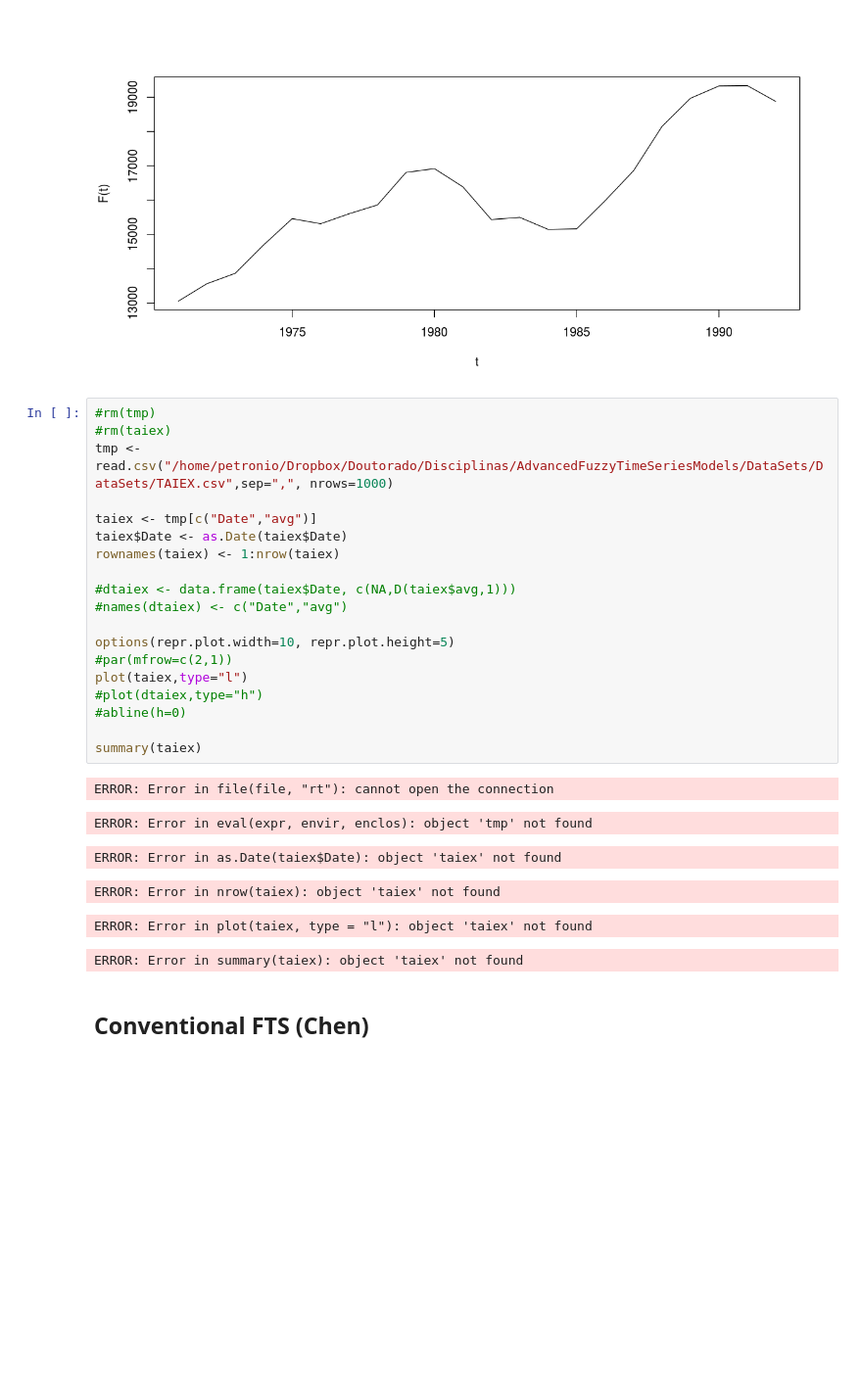
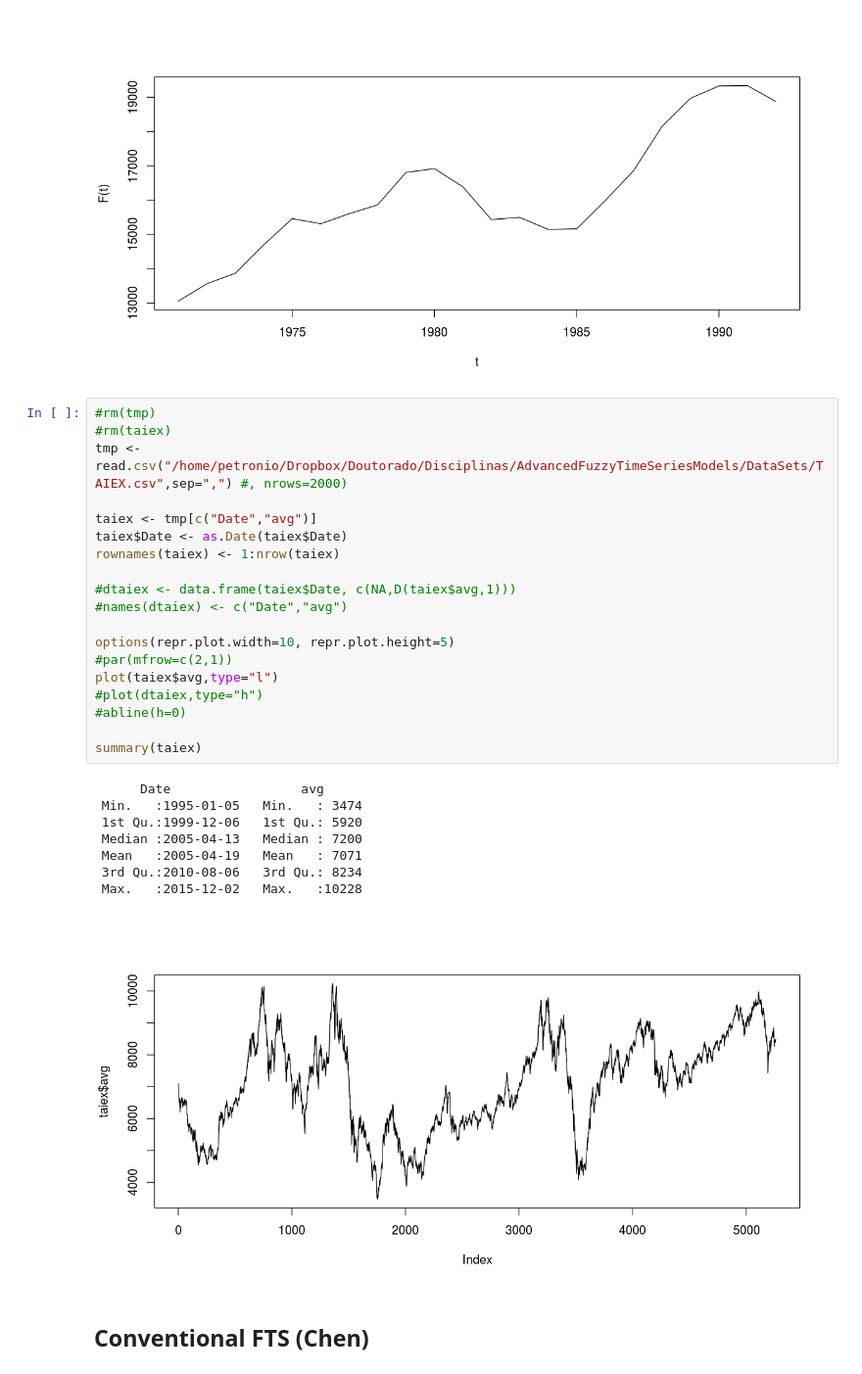
Before and after one commit to petroniocandido/rfts, a Jupyter notebook: benchmarks.ipynb, the cells around one changed output. Shown at 98% size. Drawn from its saved outputs; the diff is of its cells as text; blank space fills up the shorter version.

```diff
--- a/benchmarks.ipynb
+++ b/benchmarks.ipynb
@@ -33,29 +33,31 @@ plot(enrollments,type="l",xlab="t",ylab="F(t)")
 # %%
 #rm(tmp)
 #rm(taiex)
-tmp <- read.csv("/home/petronio/Dropbox/Doutorado/Disciplinas/AdvancedFuzzyTimeSeriesModels/DataSets/DataSets/TAIEX.csv",sep=",", nrows=1000)
+tmp <- read.csv("/home/petronio/Dropbox/Doutorado/Disciplinas/AdvancedFuzzyTimeSeriesModels/DataSets/TAIEX.csv",sep=",") #, nrows=2000)
 
 taiex <- tmp[c("Date","avg")]
 taiex$Date <- as.Date(taiex$Date)
 rownames(taiex) <- 1:nrow(taiex)
 
 #dtaiex <- data.frame(taiex$Date, c(NA,D(taiex$avg,1)))
 #names(dtaiex) <- c("Date","avg")
 
 options(repr.plot.width=10, repr.plot.height=5)
 #par(mfrow=c(2,1))
-plot(taiex,type="l")
+plot(taiex$avg,type="l")
 #plot(dtaiex,type="h")
 #abline(h=0)
 
 summary(taiex)
 # %% [output]
-ERROR: Error in file(file, "rt"): cannot open the connection
+      Date                 avg
+ Min.   :1995-01-05   Min.   : 3474
+ 1st Qu.:1999-12-06   1st Qu.: 5920
+ Median :2005-04-13   Median : 7200
+ Mean   :2005-04-19   Mean   : 7071
+ 3rd Qu.:2010-08-06   3rd Qu.: 8234
+ Max.   :2015-12-02   Max.   :10228
-ERROR: Error in eval(expr, envir, enclos): object 'tmp' not found
-ERROR: Error in as.Date(taiex$Date): object 'taiex' not found
-ERROR: Error in nrow(taiex): object 'taiex' not found
-ERROR: Error in plot(taiex, type = "l"): object 'taiex' not found
-ERROR: Error in summary(taiex): object 'taiex' not found
+[figure, added]
 # %% [markdown]
 ## Conventional FTS (Chen)
 # %%
```
Also changed, not shown: parts of 3 cells of this notebook, 4 other files.
